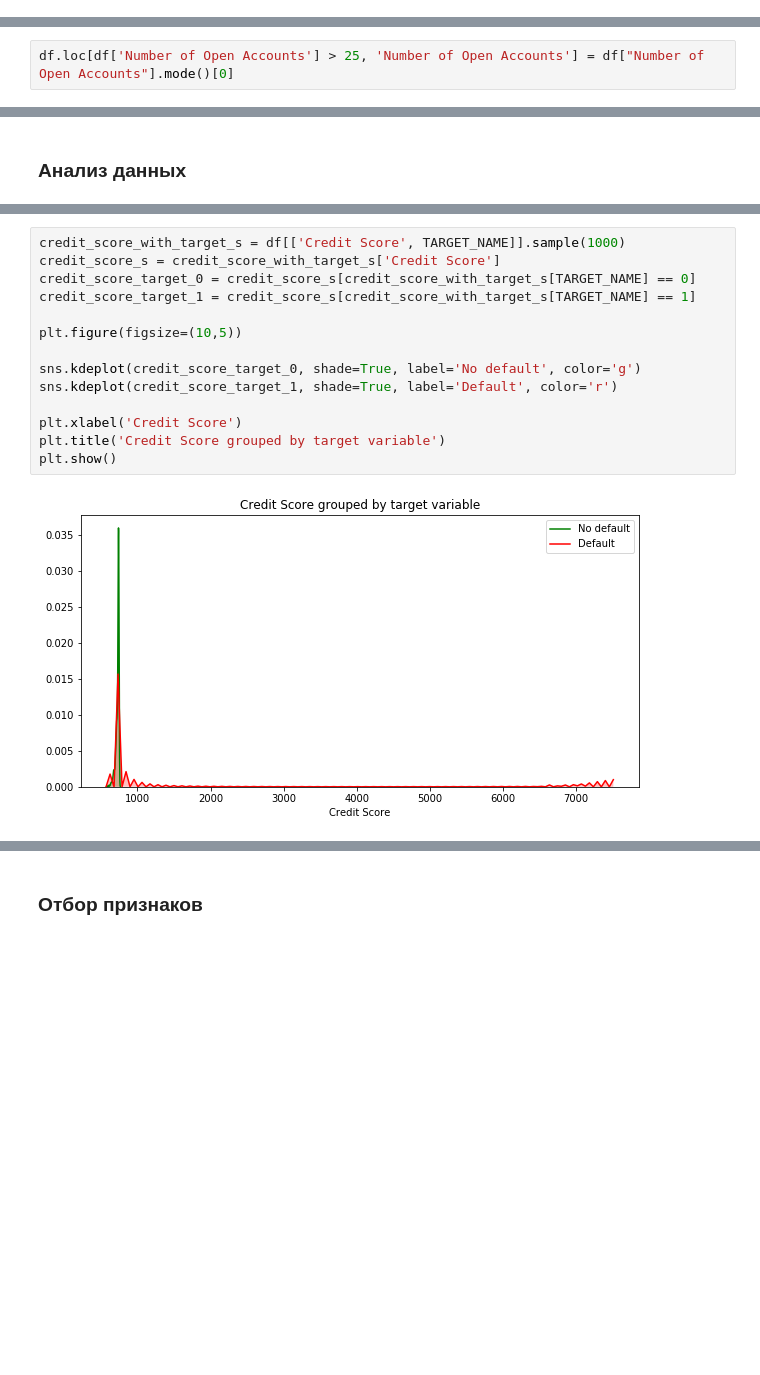
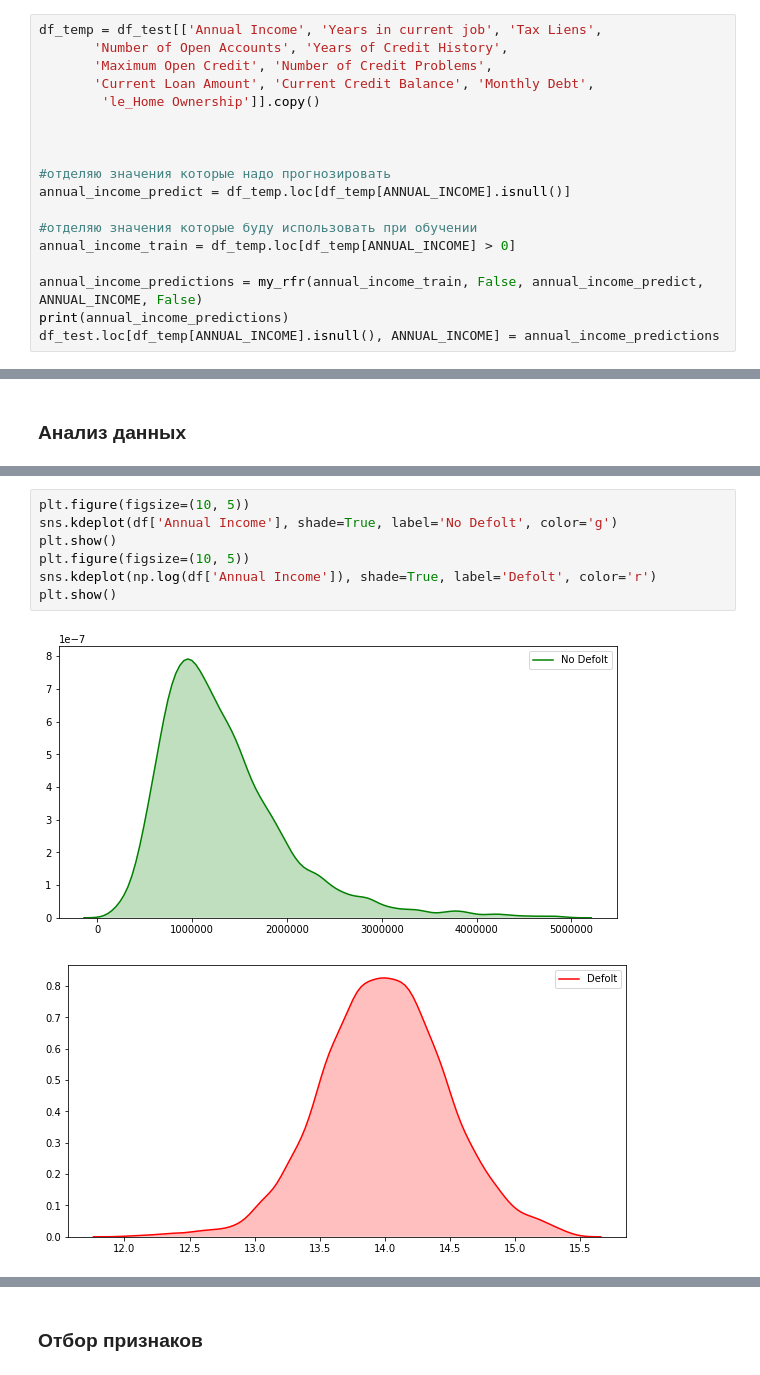
Before and after one commit to Kolch/DataSciencePy, a Jupyter notebook: projects/loan_default_predictions/KolchedantsevA_solution.ipynb, the cells around one changed output, grey strips where cells are left out. Drawn from its saved outputs; the diff is of its cells as text; blank space fills up the shorter version.

```diff
--- a/projects/loan_default_predictions/KolchedantsevA_solution.ipynb
+++ b/projects/loan_default_predictions/KolchedantsevA_solution.ipynb
@@ -253,0 +309,18 @@ memory usage: 937.6 KB
+# %%
+df_temp = df_test[['Annual Income', 'Years in current job', 'Tax Liens',
+       'Number of Open Accounts', 'Years of Credit History',
+       'Maximum Open Credit', 'Number of Credit Problems',
+       'Current Loan Amount', 'Current Credit Balance', 'Monthly Debt',
+        'le_Home Ownership']].copy()
+
+
+
+#отделяю значения которые надо прогнозировать
+annual_income_predict = df_temp.loc[df_temp[ANNUAL_INCOME].isnull()]
+
+#отделяю значения которые буду использовать при обучении
+annual_income_train = df_temp.loc[df_temp[ANNUAL_INCOME] > 0]
+
+annual_income_predictions = my_rfr(annual_income_train, False, annual_income_predict, ANNUAL_INCOME, False)
+print(annual_income_predictions)
+df_test.loc[df_temp[ANNUAL_INCOME].isnull(), ANNUAL_INCOME] = annual_income_predictions
@@ -261,2 +372,0 @@ sns.boxplot(df['Number of Open Accounts'])
-# %%
-df.loc[df['Number of Open Accounts'] > 25, 'Number of Open Accounts'] = df["Number of Open Accounts"].mode()[0]
@@ -276,16 +378,10 @@ plt.show()
-# %%
-credit_score_with_target_s = df[['Credit Score', TARGET_NAME]].sample(1000)
-credit_score_s = credit_score_with_target_s['Credit Score']
-credit_score_target_0 = credit_score_s[credit_score_with_target_s[TARGET_NAME] == 0]
-credit_score_target_1 = credit_score_s[credit_score_with_target_s[TARGET_NAME] == 1]
-
-plt.figure(figsize=(10,5))
-
-sns.kdeplot(credit_score_target_0, shade=True, label='No default', color='g')
-sns.kdeplot(credit_score_target_1, shade=True, label='Default', color='r')
-
-plt.xlabel('Credit Score')
-plt.title('Credit Score grouped by target variable')
-plt.show()
-# %% [output]
-[figure, removed]
+# %%
+plt.figure(figsize=(10, 5))
+sns.kdeplot(df['Annual Income'], shade=True, label='No Defolt', color='g')
+plt.show()
+plt.figure(figsize=(10, 5))
+sns.kdeplot(np.log(df['Annual Income']), shade=True, label='Defolt', color='r')
+plt.show()
+# %% [output]
+[figure, added]
+[figure, added]
```
Also changed, not shown: parts of 66 cells of this notebook.
